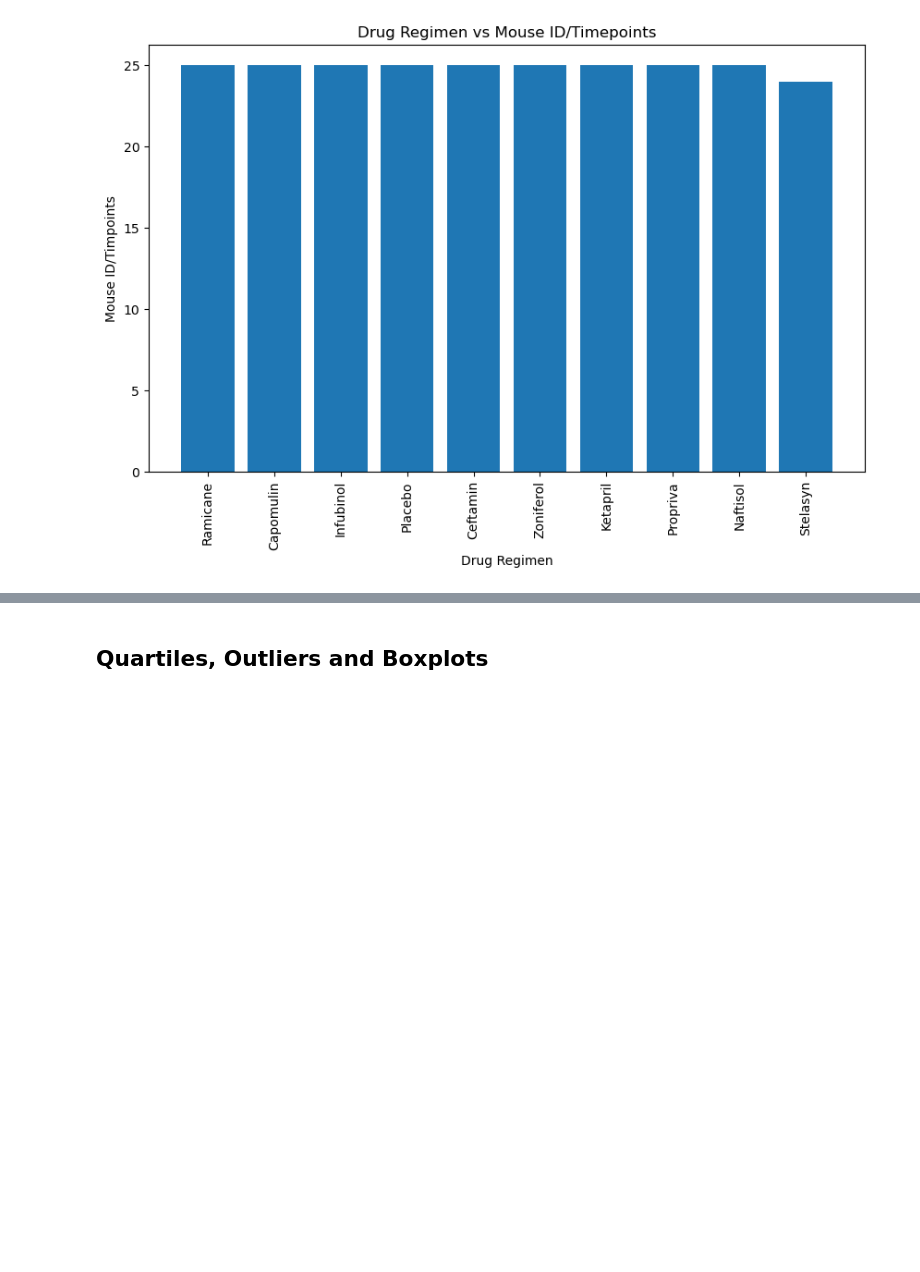
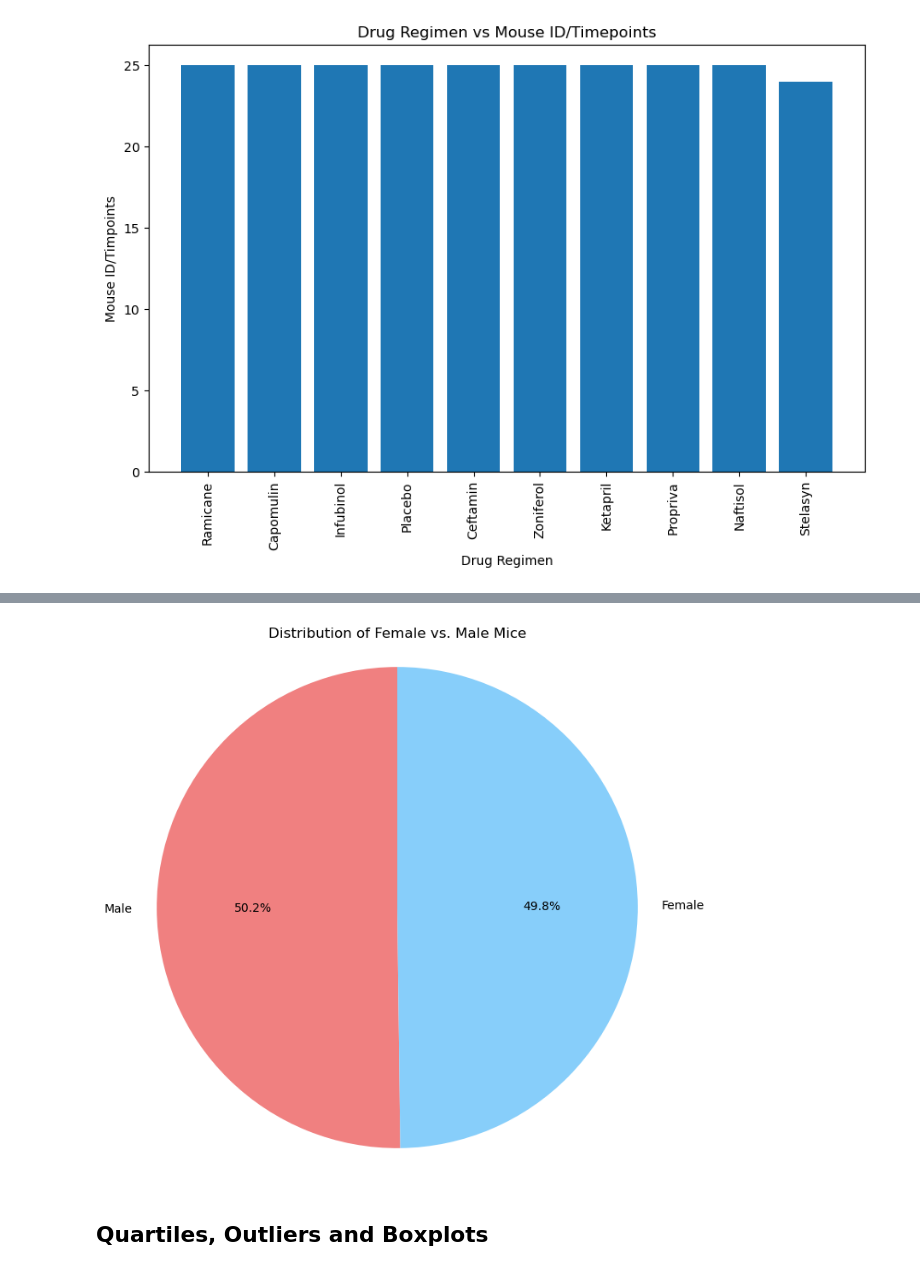
Before and after one commit to patriciayoung/Matplotlib-challenge, a Jupyter notebook: Starter_Code 2/Pymaceuticals/pymaceuticals_starter.ipynb, the cells around one changed output, grey strips where cells are left out. Cells and saved outputs as stored; diff of their text form; code cells hidden in the pictures; blank space fills up the shorter version.

```diff
--- a/Starter_Code 2/Pymaceuticals/pymaceuticals_starter.ipynb
+++ b/Starter_Code 2/Pymaceuticals/pymaceuticals_starter.ipynb
@@ -219,3 +227,21 @@ plt.show()
+# %%
+# Generate a pie plot showing the distribution of female versus male mice using pyplot
+
+# Group the cleaned DataFrame by 'Sex' and count the number of mice in each group
+sex_counts = cleaned_data['Sex'].value_counts()
+
+# Create pie plot using Matplotlib
+plt.figure(figsize=(8, 8))
+plt.pie(sex_counts, labels=sex_counts.index, autopct='%1.1f%%', startangle=90, colors=['lightcoral', 'lightskyblue'])
+
+# Add title
+plt.title('Distribution of Female vs. Male Mice')
+
+# Show plot
+plt.axis('equal')
+plt.show()
+# %% [output]
+[figure, added]
 # %% [markdown]
 ## Quartiles, Outliers and Boxplots
 # %%
```
Also changed, not shown: parts of 6 cells of this notebook, 1 other file.
